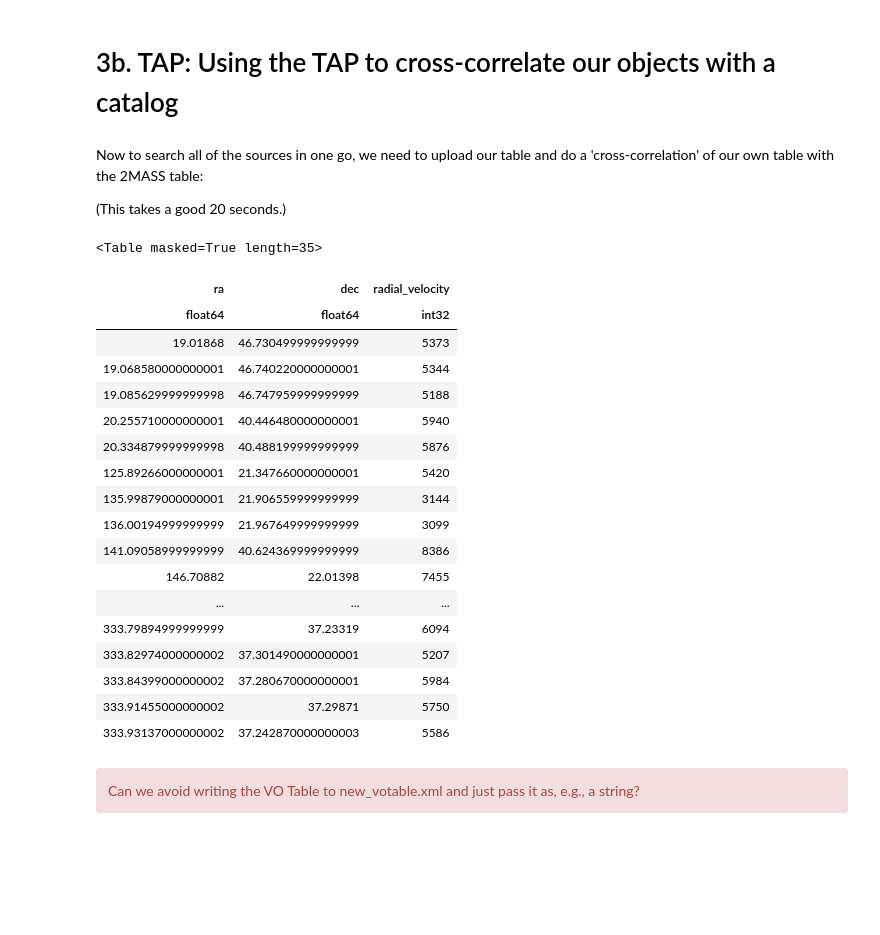
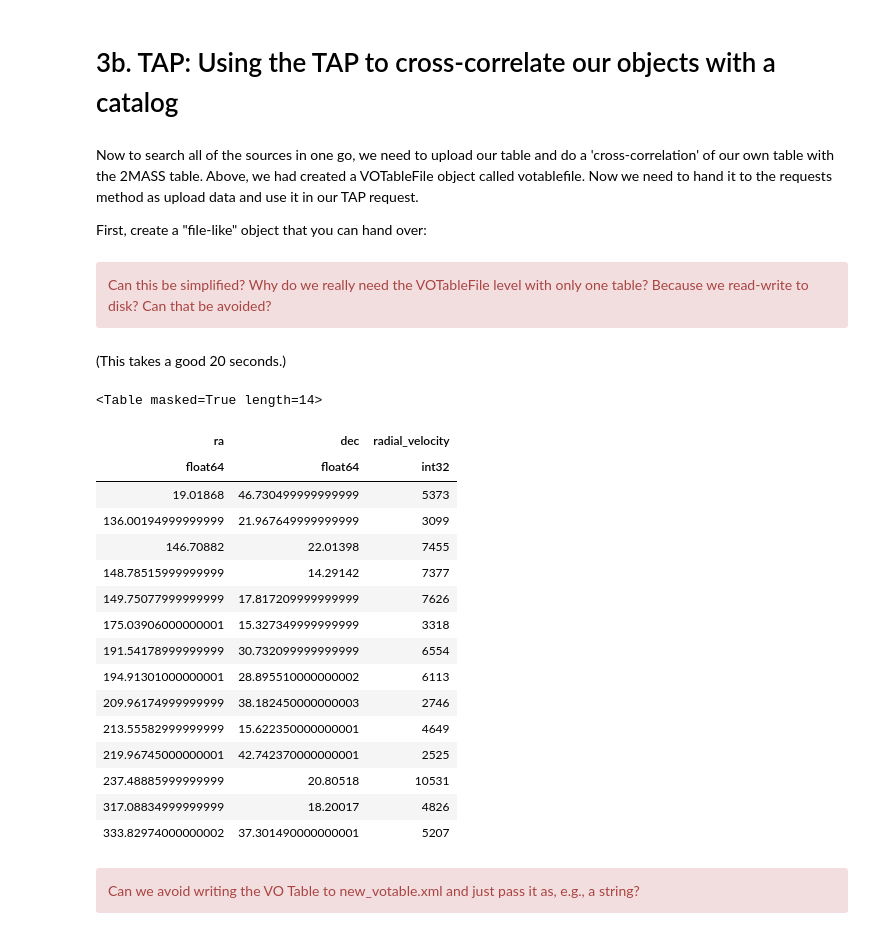
Before and after one commit to trjaffe/navo.old, a Jupyter notebook: heasarc_queries_v7.ipynb, the cells around one changed output. Saved outputs shown, nothing was run; the diff lists cells and outputs as text; code cells hidden in the pictures; blank space fills up the shorter version.

Commit message:
Finally got ByteIO working, no writing out xml.

```diff
--- a/heasarc_queries_v7.ipynb
+++ b/heasarc_queries_v7.ipynb
@@ -385,49 +368,64 @@ table
 <a id="tap2"></a>
 # 3b. TAP:  Using the TAP to cross-correlate our objects with a catalog
 # %% [markdown]
-Now to search all of the sources in one go, we need to upload our table and do a 'cross-correlation' of our own table with the 2MASS table:
+Now to search all of the sources in one go, we need to upload our table and do a 'cross-correlation' of our own table with the 2MASS table. Above, we had created a VOTableFile object called votablefile. Now we need to hand it to the requests method as upload data and use it in our TAP request.
 
-(This takes a good 20 seconds.)
+First, create a "file-like" object that you can hand over:
+# %%
+## Alternatively, write it to a file:
+#apvot.writeto(votablefile, "new_votable.xml")
+#files={'uplt':open('new_votable.xml', 'rb')}
+
+## In memory only, use an IO stream.
+vot_obj=io.BytesIO()
+apvot.writeto(votablefile,vot_obj)
+vot_obj.seek(0) # Reset seek to beginning of buffer?
+## 'uplt' is what we'll call it (for 'upload table')
+##   in the requests parameters below, or what you will:
+files={'uplt':vot_obj}
+# %% [markdown]
+<div class="alert alert-block alert-danger">
+Can this be simplified?  Why do we really need the VOTableFile level with only one table?  Because we read-write to disk?  Can that be avoided?</div>
+# %% [markdown]
+(This takes a good 20 seconds.)
 # %%
-## These are defined in the TAP standard:
+## These parameters are defined in the TAP standard.
+##  The string 'uplt' is what we set above as the name
+##  of the parameter containing this data, and
+##  the string 'mysources' is how we refer to it in
+##  the ADQL query string:
 cc_params={
     'lang': 'ADQL',
     'request': 'doQuery',
-    'upload':'mytable,param:uplt'
+    'upload':'mysources,param:uplt'
     }
-## This is your ADQL query, where "mytable" here has to
-##  match what you specified in the upload parameter above
 cc_params["query"]="""
     SELECT cat.ra, cat.dec, Radial_Velocity
-    FROM twomassrsc cat, tap_upload.mytable mt
+    FROM twomassrsc cat, tap_upload.mysources mt
     WHERE
-    contains(point('ICRS',cat.ra,cat.dec),circle('ICRS',mt.ra,mt.dec,0.1))=1
+    contains(point('ICRS',cat.ra,cat.dec),circle('ICRS',mt.ra,mt.dec,0.01))=1
     ORDER by cat.ra"""
-## The name you give here (tab1) matches what's in the cc_params
-files={'uplt':open('new_votable.xml', 'rb')}
 r = requests.post('https://heasarc.gsfc.nasa.gov/xamin/vo/tap/sync',data=cc_params,stream=True,files=files)
 mytable=Table.read(io.BytesIO(r.content))
 mytable
 # %% [output]
-<Table masked=True length=35>
+<Table masked=True length=14>
 | ra | dec | radial_velocity |
 | float64 | float64 | int32 |
 | 19.01868 | 46.730499999999999 | 5373 |
-| 19.068580000000001 | 46.740220000000001 | 5344 |
-| 19.085629999999998 | 46.747959999999999 | 5188 |
-| 20.255710000000001 | 40.446480000000001 | 5940 |
-| 20.334879999999998 | 40.488199999999999 | 5876 |
-| 125.89266000000001 | 21.347660000000001 | 5420 |
-| 135.99879000000001 | 21.906559999999999 | 3144 |
 | 136.00194999999999 | 21.967649999999999 | 3099 |
-| 141.09058999999999 | 40.624369999999999 | 8386 |
 | 146.70882 | 22.01398 | 7455 |
-| ... | ... | ... |
-| 333.79894999999999 | 37.23319 | 6094 |
+| 148.78515999999999 | 14.29142 | 7377 |
+| 149.75077999999999 | 17.817209999999999 | 7626 |
+| 175.03906000000001 | 15.327349999999999 | 3318 |
+| 191.54178999999999 | 30.732099999999999 | 6554 |
+| 194.91301000000001 | 28.895510000000002 | 6113 |
+| 209.96174999999999 | 38.182450000000003 | 2746 |
+| 213.55582999999999 | 15.622350000000001 | 4649 |
+| 219.96745000000001 | 42.742370000000001 | 2525 |
+| 237.48885999999999 | 20.80518 | 10531 |
+| 317.08834999999999 | 18.20017 | 4826 |
 | 333.82974000000002 | 37.301490000000001 | 5207 |
-| 333.84399000000002 | 37.280670000000001 | 5984 |
-| 333.91455000000002 | 37.29871 | 5750 |
-| 333.93137000000002 | 37.242870000000003 | 5586 |
 # %% [markdown]
 <div class="alert alert-block alert-danger">
 Can we avoid writing the VO Table to new_votable.xml and just pass it as, e.g., a string?
```
Also changed, not shown: parts of 5 cells of this notebook.
